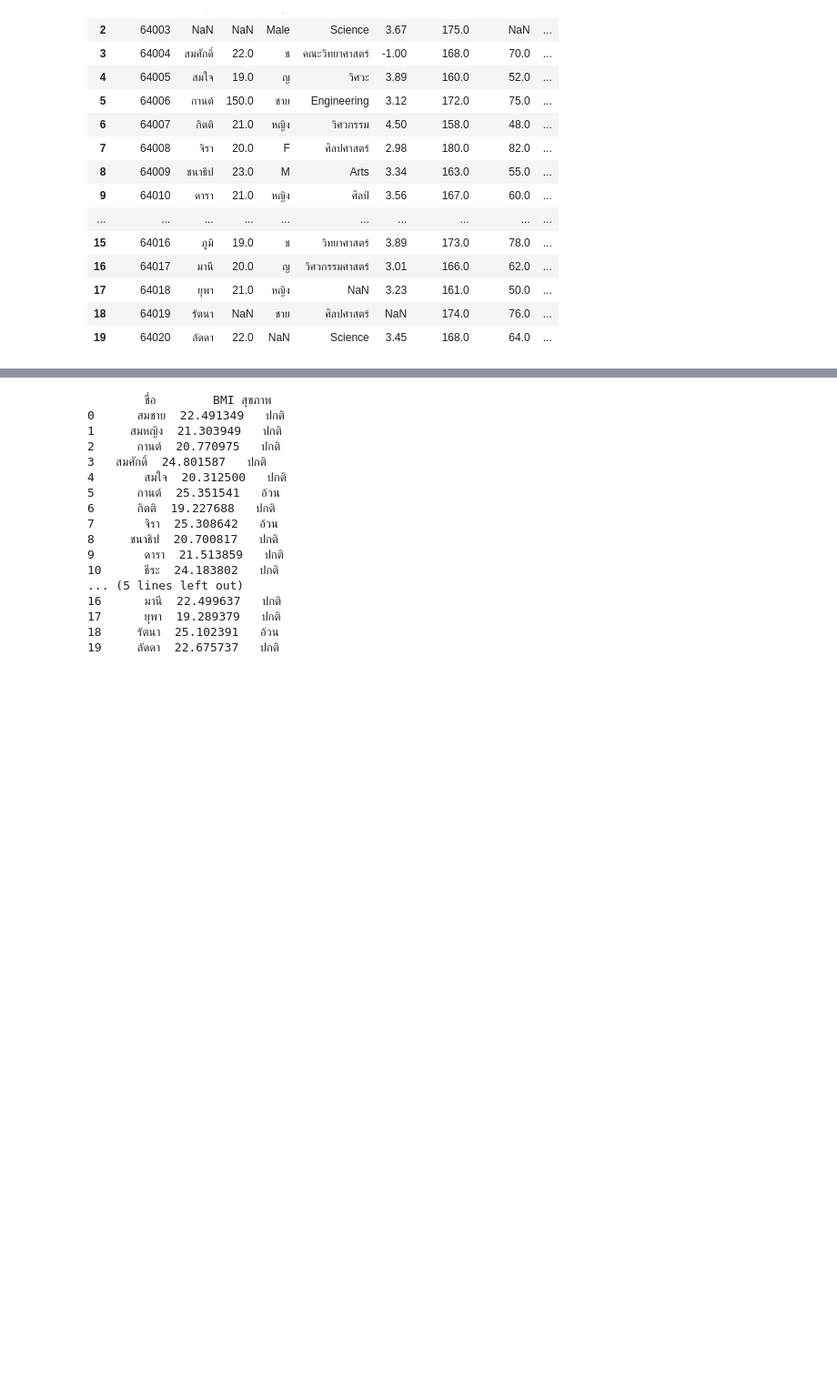
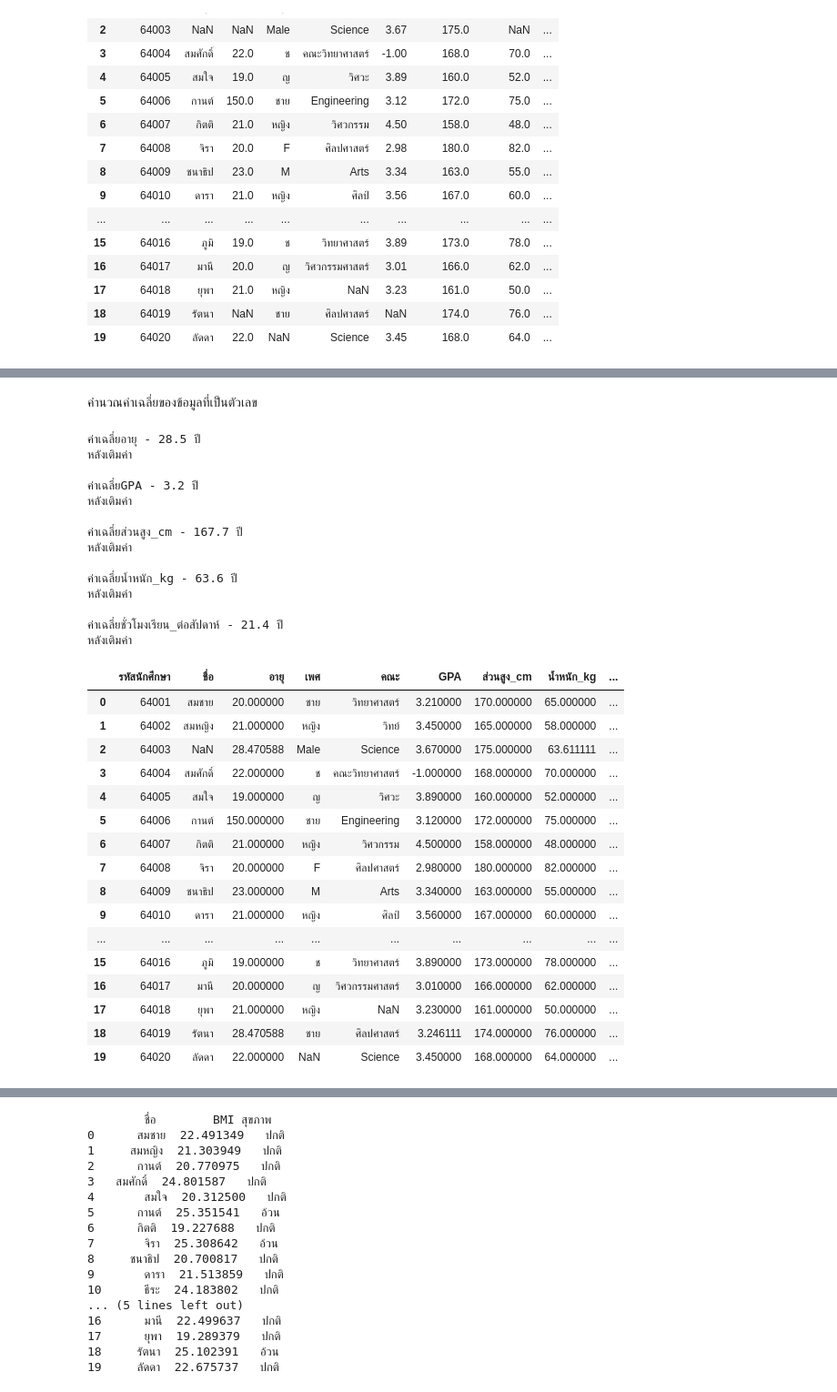
Before and after one commit to LUCIAXR/ai-660710708, a Jupyter notebook: Assignment-week4.ipynb, the cells around one changed output, grey strips where cells are left out. Shown: that part at 91% size. Cells and saved outputs as stored; diff of their text form; code cells hidden in the pictures; blank space fills up the shorter version.

```diff
--- a/Assignment-week4.ipynb
+++ b/Assignment-week4.ipynb
@@ -173,5 +41,0 @@ df_clean
-# %%
-df.loc[df['GPA'] < 0, 'GPA'] = np.nan
-df.loc[df['GPA'] > 4, 'GPA'] = 4.0
-mean_gpa = df['GPA'].mean()
-df['GPA'].fillna(mean_gpa, inplace=True)
@@ -200,15 +60,66 @@ df
+# %% [markdown]
+คำนวณค่าเฉลี่ยของข้อมูลที่เป็นตัวเลข
 # %%
 mean_age = df['อายุ'].mean()
 df['อายุ'].fillna(mean_age, inplace=True)
 
-mean_age = df['GPA'].mean()
-df['GPA'].fillna(mean_age, inplace=True)
+print(f"\nค่าเฉลี่ยอายุ - {mean_age:.1f} ปี")
+print("หลังเติมค่า")
 
-mean_age = df['ส่วนสูง_cm'].mean()
-df['ส่วนสูง_cm'].fillna(mean_age, inplace=True)
+mean_GPA = df['GPA'].mean()
+df['GPA'].fillna(mean_GPA, inplace=True)
 
-mean_age = df['น้ำหนัก_kg'].mean()
-df['น้ำหนัก_kg'].fillna(mean_age, inplace=True)
+print(f"\nค่าเฉลี่ยGPA - {mean_GPA:.1f} ปี")
+print("หลังเติมค่า")
 
-mean_age = df['ชั่วโมงเรียน_ต่อสัปดาห์'].mean()
-df['ชั่วโมงเรียน_ต่อสัปดาห์'].fillna(mean_age, inplace=True)
+mean_cm = df['ส่วนสูง_cm'].mean()
+df['ส่วนสูง_cm'].fillna(mean_cm, inplace=True)
+
+print(f"\nค่าเฉลี่ยส่วนสูง_cm - {mean_cm:.1f} ปี")
+print("หลังเติมค่า")
+
+mean_kg = df['น้ำหนัก_kg'].mean()
+df['น้ำหนัก_kg'].fillna(mean_kg, inplace=True)
+
+print(f"\nค่าเฉลี่ยน้ำหนัก_kg - {mean_kg:.1f} ปี")
+print("หลังเติมค่า")
+
+mean_hr = df['ชั่วโมงเรียน_ต่อสัปดาห์'].mean()
+df['ชั่วโมงเรียน_ต่อสัปดาห์'].fillna(mean_hr, inplace=True)
+
+print(f"\nค่าเฉลี่ยชั่วโมงเรียน_ต่อสัปดาห์ - {mean_hr:.1f} ปี")
+print("หลังเติมค่า")
+
+df
+# %% [output]
+ค่าเฉลี่ยอายุ - 28.5 ปี
+หลังเติมค่า
+
+ค่าเฉลี่ยGPA - 3.2 ปี
+หลังเติมค่า
+
+ค่าเฉลี่ยส่วนสูง_cm - 167.7 ปี
+หลังเติมค่า
+
+ค่าเฉลี่ยน้ำหนัก_kg - 63.6 ปี
+หลังเติมค่า
+
+ค่าเฉลี่ยชั่วโมงเรียน_ต่อสัปดาห์ - 21.4 ปี
+หลังเติมค่า
+|  | รหัสนักศึกษา | ชื่อ | อายุ | เพศ | คณะ | GPA | ส่วนสูง_cm | น้ำหนัก_kg | ... |
+| 0 | 64001 | สมชาย | 20.000000 | ชาย | วิทยาศาสตร์ | 3.210000 | 170.000000 | 65.000000 | ... |
+| 1 | 64002 | สมหญิง | 21.000000 | หญิง | วิทย์ | 3.450000 | 165.000000 | 58.000000 | ... |
+| 2 | 64003 | NaN | 28.470588 | Male | Science | 3.670000 | 175.000000 | 63.611111 | ... |
+| 3 | 64004 | สมศักดิ์ | 22.000000 | ช | คณะวิทยาศาสตร์ | -1.000000 | 168.000000 | 70.000000 | ... |
+| 4 | 64005 | สมใจ | 19.000000 | ญ | วิศวะ | 3.890000 | 160.000000 | 52.000000 | ... |
+| 5 | 64006 | กานต์ | 150.000000 | ชาย | Engineering | 3.120000 | 172.000000 | 75.000000 | ... |
+| 6 | 64007 | กิตติ | 21.000000 | หญิง | วิศวกรรม | 4.500000 | 158.000000 | 48.000000 | ... |
+| 7 | 64008 | จิรา | 20.000000 | F | ศิลปศาสตร์ | 2.980000 | 180.000000 | 82.000000 | ... |
+| 8 | 64009 | ชนาธิป | 23.000000 | M | Arts | 3.340000 | 163.000000 | 55.000000 | ... |
+| 9 | 64010 | ดารา | 21.000000 | หญิง | ศิลป์ | 3.560000 | 167.000000 | 60.000000 | ... |
+| ... | ... | ... | ... | ... | ... | ... | ... | ... | ... |
+| 15 | 64016 | ภูมิ | 19.000000 | ช | วิทยาศาสตร์ | 3.890000 | 173.000000 | 78.000000 | ... |
+| 16 | 64017 | มานี | 20.000000 | ญ | วิศวกรรมศาสตร์ | 3.010000 | 166.000000 | 62.000000 | ... |
+| 17 | 64018 | ยุพา | 21.000000 | หญิง | NaN | 3.230000 | 161.000000 | 50.000000 | ... |
+| 18 | 64019 | รัตนา | 28.470588 | ชาย | ศิลปศาสตร์ | 3.246111 | 174.000000 | 76.000000 | ... |
+| 19 | 64020 | ลัดดา | 22.000000 | NaN | Science | 3.450000 | 168.000000 | 64.000000 | ... |
```
Also changed, not shown: parts of 40 cells of this notebook.
